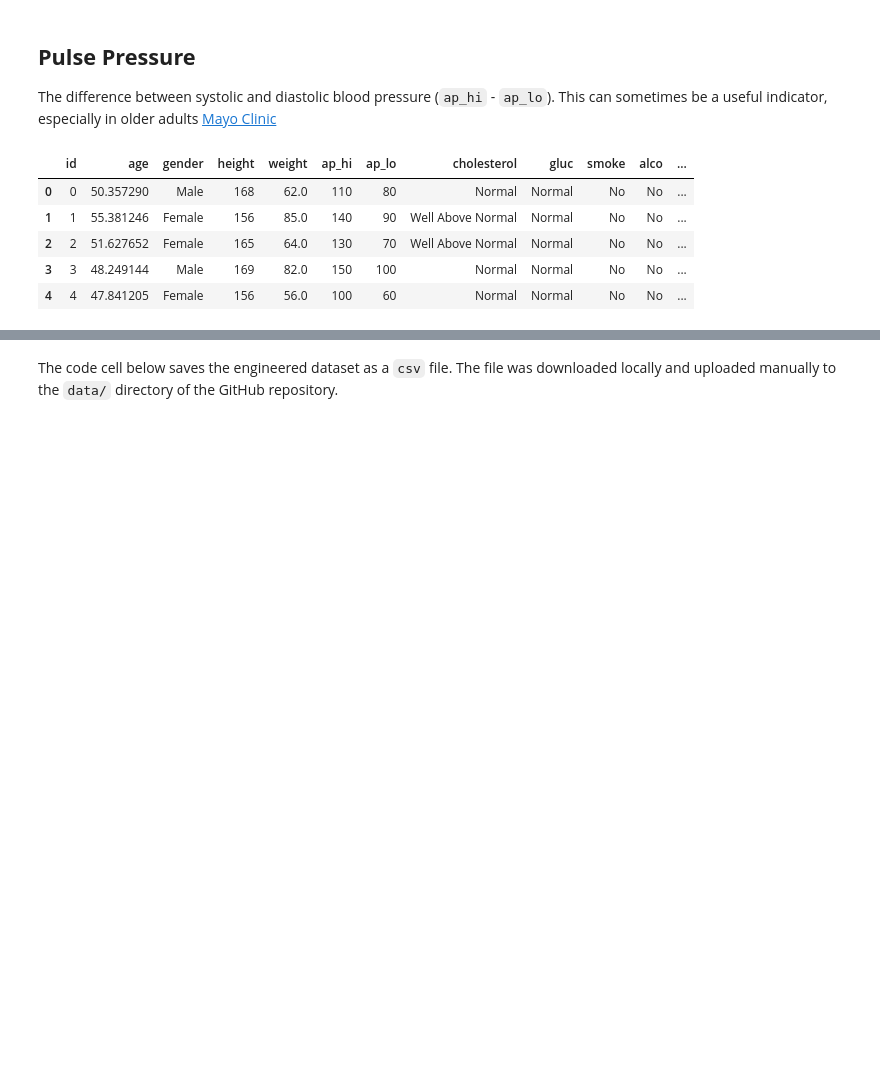
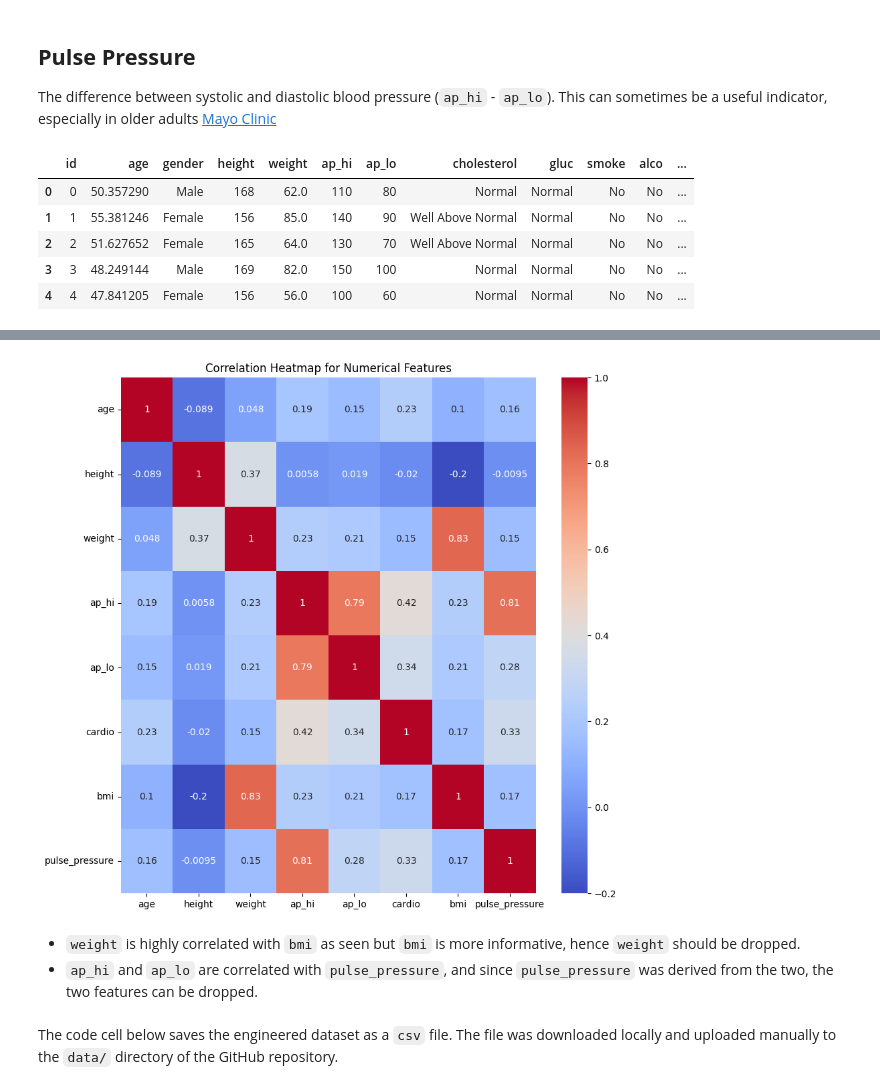
Before and after one commit to mobadara/cardiovascular-disease-risk-prediction, a Jupyter notebook: notebooks/feature-engineering.ipynb, the cells around one changed output, grey strips where cells are left out. Drawn from its saved outputs; the diff is of its cells as text; code cells hidden in the pictures; blank space fills up the shorter version.

```diff
--- a/notebooks/feature-engineering.ipynb
+++ b/notebooks/feature-engineering.ipynb
@@ -35,7 +36,7 @@ The following code cell loads the dataset, which was used for Exploratory Data A
 # %%
 df = pd.read_csv('https://raw.githubusercontent.com/mobadara/'
                 'cardiovascular-disease-risk-prediction'
-                '/refs/heads/main/data/cardio-train.csv', sep=';')
+                '/refs/heads/main/datasets/cardio-train.csv', sep=';')
 df.head()
 # %% [output]
 |  | id | age | gender | height | weight | ap_hi | ap_lo | cholesterol | gluc | smoke | alco | ... |
@@ -214,0 +221,28 @@ df.head()
+# %%
+def remove_outliers_iqr(df: pd.DataFrame, columns: list) -> pd.DataFrame:
+    """
+    Removes outliers from a DataFrame using the IQR method.
+
+    Arguments
+    ---------
+    df : pd.DataFrame
+        The DataFrame to remove outliers from.
+
+    columns : list
+        The list of columns to remove outliers from.
+
+    Returns
+    -------
+    pd.DataFrame: The DataFrame with outliers removed.
+    """
+    for col in columns:
+        Q1 = df[col].quantile(0.25)
+        Q3 = df[col].quantile(0.75)
+        IQR = Q3 - Q1
+        lower_bound = Q1 - 1.5 * IQR
+        upper_bound = Q3 + 1.5 * IQR
+        df = df[(df[col] >= lower_bound) & (df[col] <= upper_bound)]
+    return df
+# %%
+df = remove_outliers_iqr(df, df.select_dtypes(include=np.number).drop('id', axis=1).columns)
+df.head()
@@ -215,2 +279,14 @@ df.head()
+# %%
+df.drop(columns='id', inplace=True)
+fig = plt.figure(figsize=(10, 10))
+ax = sns.heatmap(df.select_dtypes(include='number').corr(), annot=True, cmap='coolwarm')
+ax.set_title('Correlation Heatmap for Numerical Features')
+ax.set_yticklabels(ax.get_yticklabels(), rotation=0)
+plt.show()
+# %% [output]
+[figure, added]
+# %% [markdown]
+- `weight` is highly correlated with `bmi` as seen but `bmi` is more informative, hence `weight` should be dropped.
+- `ap_hi` and `ap_lo` are correlated with `pulse_pressure`, and since `pulse_pressure` was derived from the two, the two features can be dropped.
 # %% [markdown]
 The code cell below saves the engineered dataset as a `csv` file. The file was downloaded locally and uploaded manually to the `data/` directory of the GitHub repository.
```
Also changed, not shown: parts of 12 cells of this notebook.
